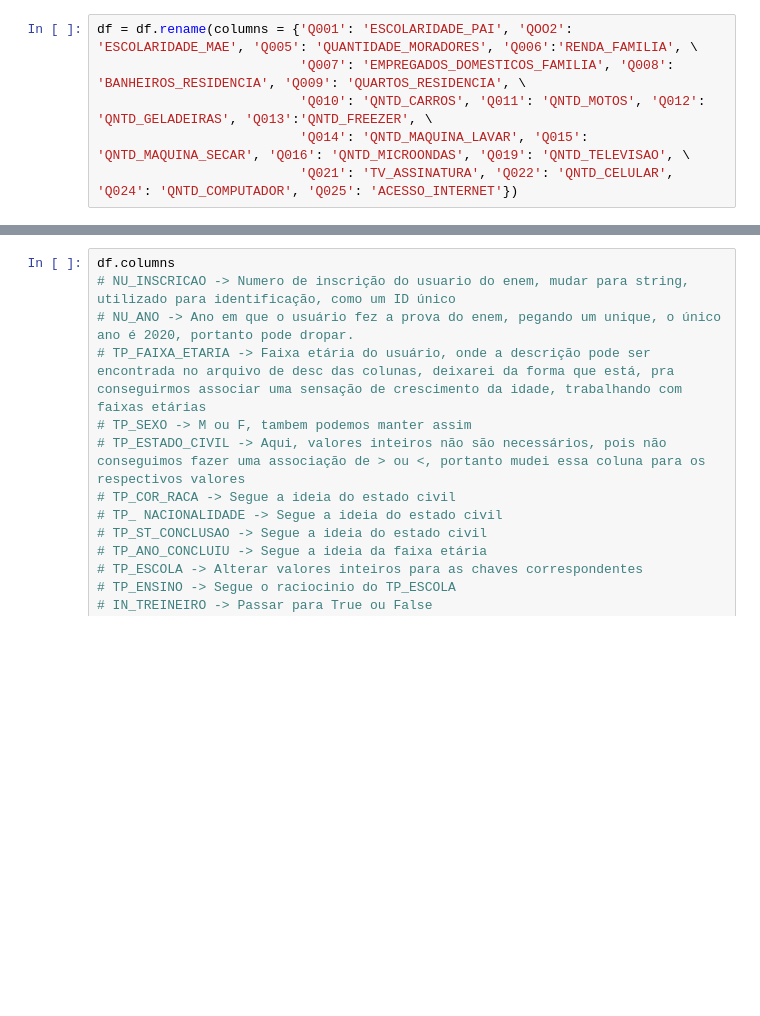
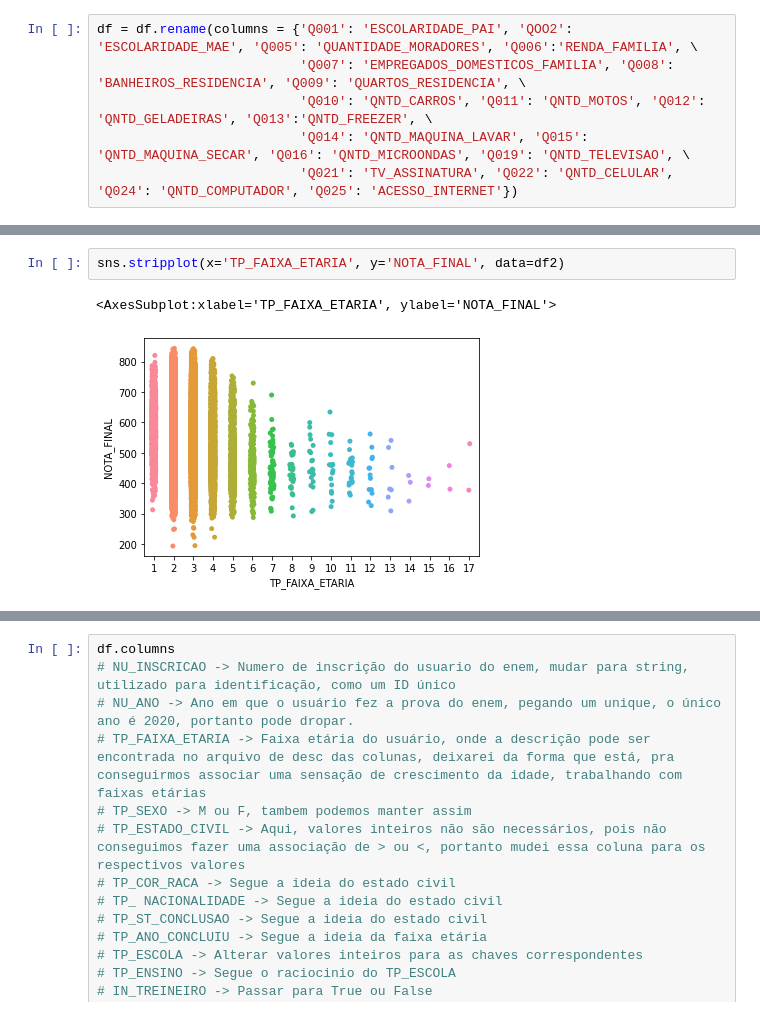
Before and after one commit to MurilloSSJ/Trabalho-CCF-425, a Jupyter notebook: Trabalho Prático.ipynb, the cells around one changed output, grey strips where cells are left out. Saved outputs shown, nothing was run; the diff lists cells and outputs as text; blank space fills up the shorter version.

```diff
--- a/Trabalho Prático.ipynb
+++ b/Trabalho Prático.ipynb
@@ -304,0 +331,5 @@ df.head()
+# %%
+sns.stripplot(x='TP_FAIXA_ETARIA', y='NOTA_FINAL', data=df2)
+# %% [output]
+<AxesSubplot:xlabel='TP_FAIXA_ETARIA', ylabel='NOTA_FINAL'>
+[figure, added]
```
Also changed, not shown: parts of 21 cells of this notebook, 1 other file.
